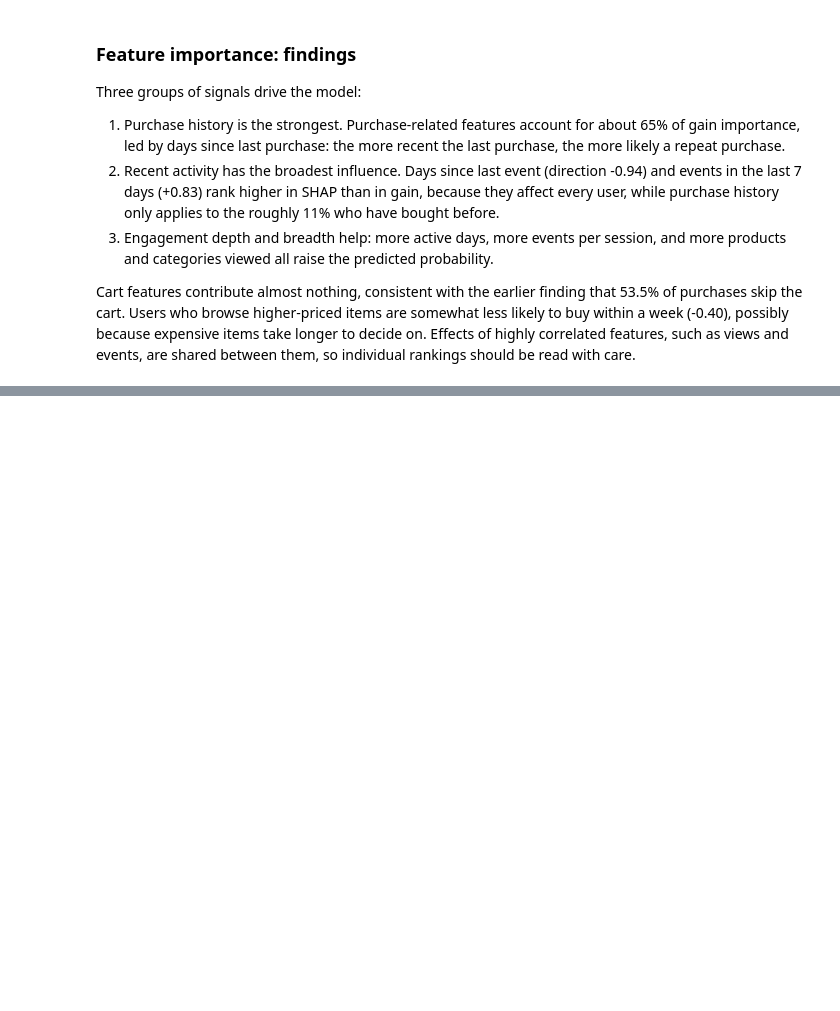
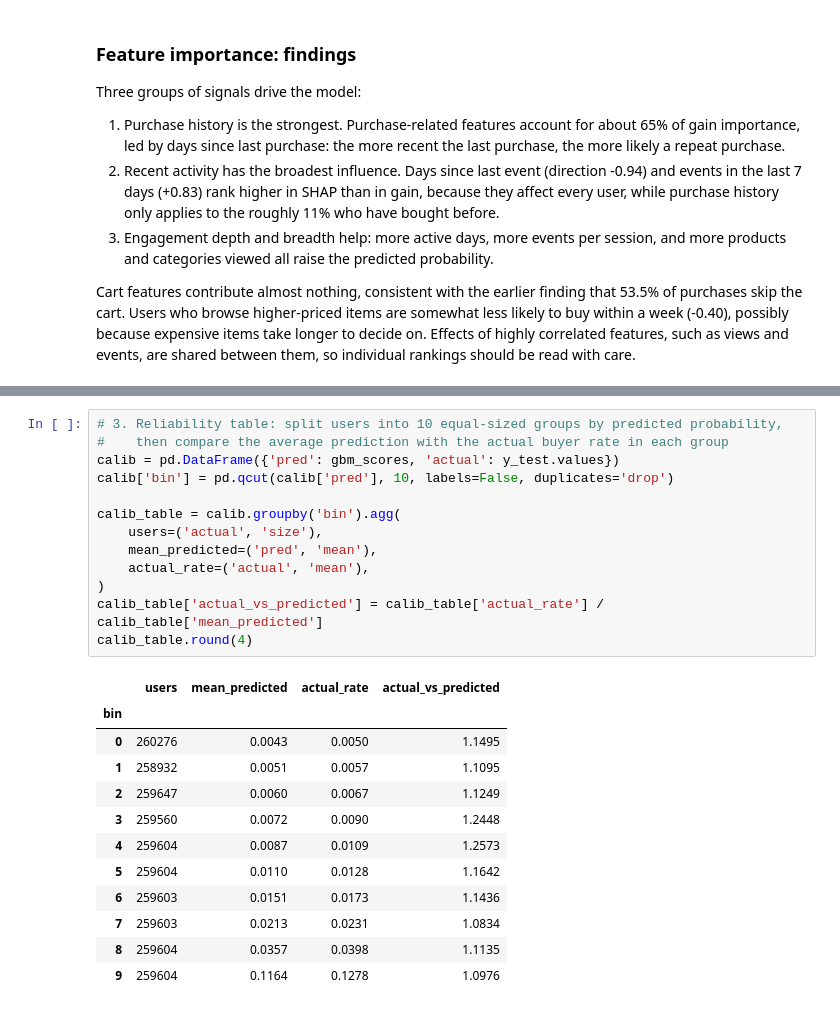
Before and after one commit to LindaZhao-neu/ecommerce-purchase-prediction, a Jupyter notebook: notebooks/purchase_prediction.ipynb, the cells around one changed output, grey strips where cells are left out. Cells and saved outputs as stored; diff of their text form; blank space fills up the shorter version.

```diff
--- a/notebooks/purchase_prediction.ipynb
+++ b/notebooks/purchase_prediction.ipynb
@@ -925,0 +942,26 @@ Cart features contribute almost nothing, consistent with the earlier finding tha
+# %%
+# 3. Reliability table: split users into 10 equal-sized groups by predicted probability,
+#    then compare the average prediction with the actual buyer rate in each group
+calib = pd.DataFrame({'pred': gbm_scores, 'actual': y_test.values})
+calib['bin'] = pd.qcut(calib['pred'], 10, labels=False, duplicates='drop')
+
+calib_table = calib.groupby('bin').agg(
+    users=('actual', 'size'),
+    mean_predicted=('pred', 'mean'),
+    actual_rate=('actual', 'mean'),
+)
+calib_table['actual_vs_predicted'] = calib_table['actual_rate'] / calib_table['mean_predicted']
+calib_table.round(4)
+# %% [output]
+|  | users | mean_predicted | actual_rate | actual_vs_predicted |
+| bin |  |  |  |  |
+| 0 | 260276 | 0.0043 | 0.0050 | 1.1495 |
+| 1 | 258932 | 0.0051 | 0.0057 | 1.1095 |
+| 2 | 259647 | 0.0060 | 0.0067 | 1.1249 |
+| 3 | 259560 | 0.0072 | 0.0090 | 1.2448 |
+| 4 | 259604 | 0.0087 | 0.0109 | 1.2573 |
+| 5 | 259604 | 0.0110 | 0.0128 | 1.1642 |
+| 6 | 259603 | 0.0151 | 0.0173 | 1.1436 |
+| 7 | 259603 | 0.0213 | 0.0231 | 1.0834 |
+| 8 | 259604 | 0.0357 | 0.0398 | 1.1135 |
+| 9 | 259604 | 0.1164 | 0.1278 | 1.0976 |
```
Also changed, not shown: parts of 15 cells of this notebook.
